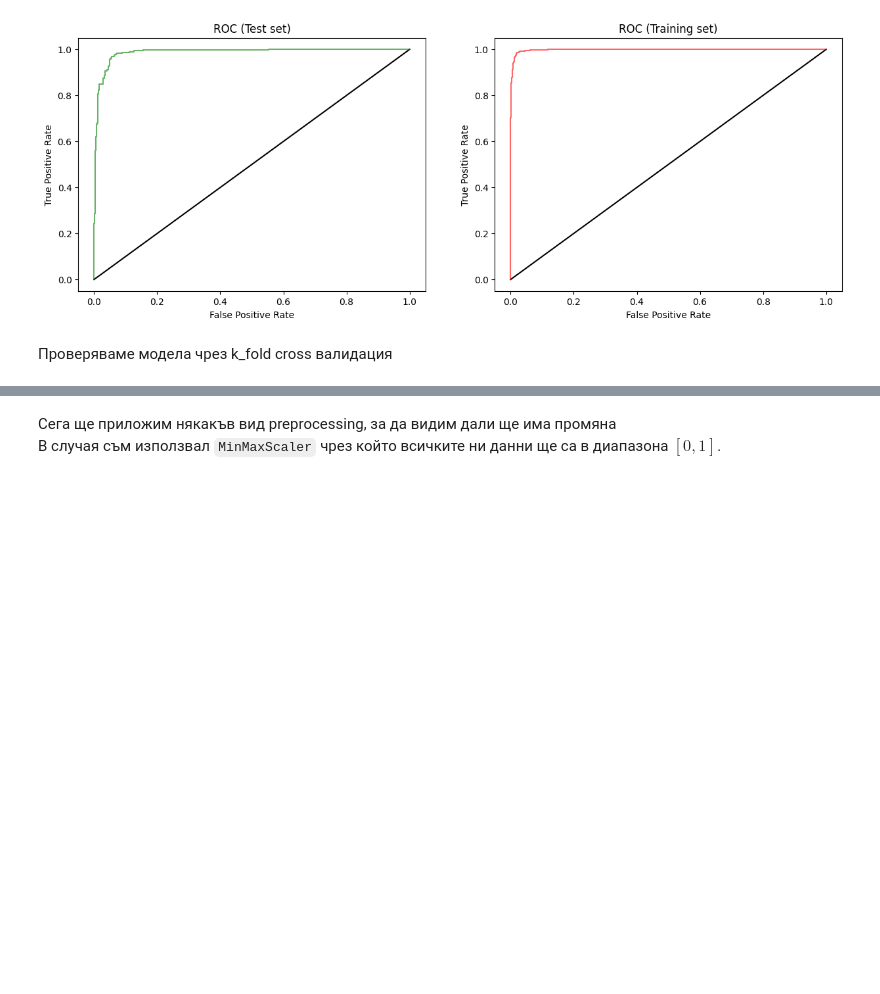
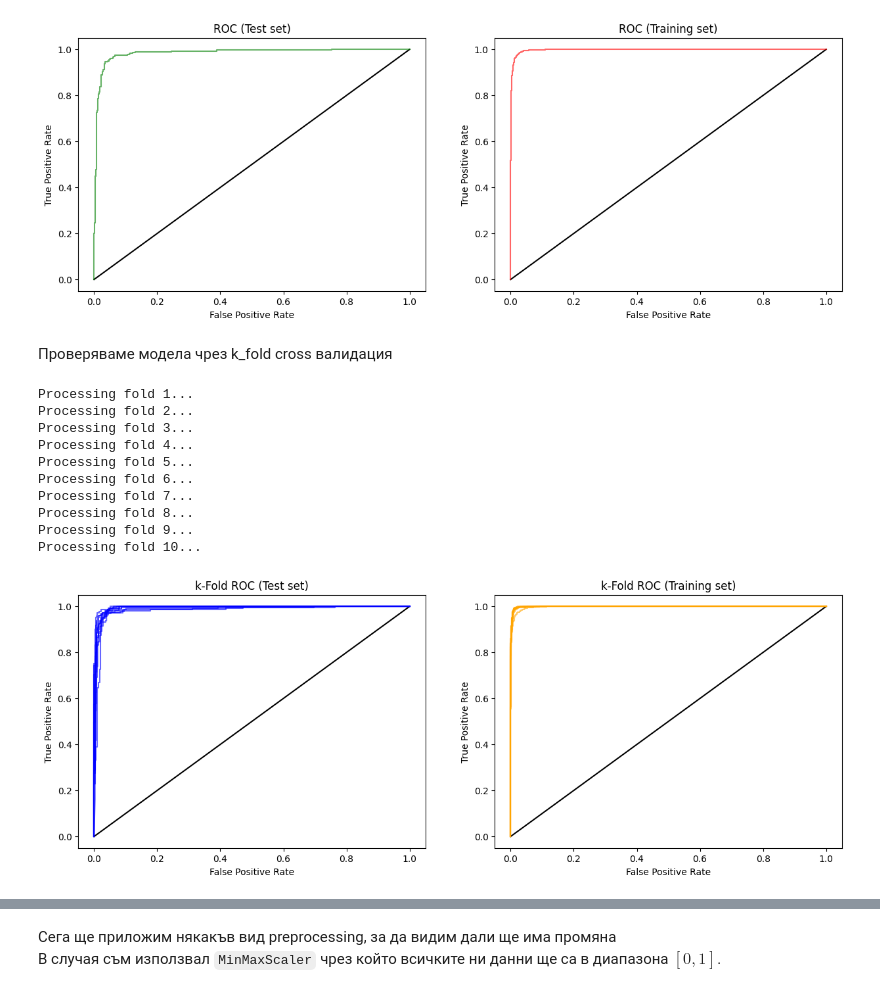
Before and after one commit to Exonault/TechnicalUniversityMastersProject, a Jupyter notebook: MachineLearning/MachineLearning/Notebooks/Project.ipynb, the cells around one changed output, grey strips where cells are left out. Saved outputs shown, nothing was run; the diff lists cells and outputs as text; code cells hidden in the pictures; blank space fills up the shorter version.

```diff
--- a/MachineLearning/MachineLearning/Notebooks/Project.ipynb
+++ b/MachineLearning/MachineLearning/Notebooks/Project.ipynb
@@ -109,14 +109,14 @@ def get_metrics_train_and_test(classifier, x_train, y_train, x_test, y_test, plo
 # %%
 from sklearn.model_selection import KFold
 
-def k_fold_cross_validation(classifier, X: pd.DataFrame, Y: pd.DataFrame, splits=10, plot_roc_curve=False):
+def k_fold_cross_validation_classifier(classifier, X: pd.DataFrame, Y: pd.DataFrame, splits=10, plot_roc_curve=False):
     """
     Perform k-fold cross validation for classifier.
     Plot the ROC curve for each fold.
     Return performance metrics for each fold.
     """
 
-    kf = KFold(n_splits=splits, shuffle=True, random_state=42)
+    kf = KFold(n_splits=splits, shuffle=True)
 
     df_columns = ["Fold", "ACC Test", "ACC Training", "ACC ratio", "AUC Test", "AUC Training", "AUC ratio", "CONF_MTX"]
     performance_df = pd.DataFrame(columns=df_columns)
@@ -248,13 +250,23 @@ Please also refer to the documentation for alternative solver options:
 # %% [markdown]
 Проверяваме модела чрез k_fold cross валидация
 # %%
-# import warnings  # to not log the same warning on every iteration
-#
-# warnings.filterwarnings('ignore')
-# lr_k_fold = k_fold_cross_validation(logistic_regression, X, Y, plot_roc_curve=True)
-# warnings.filterwarnings('default')
-#
-# lr_k_fold.head(10)
+import warnings  # to not log the same warning on every iteration
+
+warnings.filterwarnings('ignore')
+lr_k_fold = k_fold_cross_validation_classifier(logistic_regression, X, Y, plot_roc_curve=True)
+warnings.filterwarnings('default')
+# %% [output]
+Processing fold 1...
+Processing fold 2...
+Processing fold 3...
+Processing fold 4...
+Processing fold 5...
+Processing fold 6...
+Processing fold 7...
+Processing fold 8...
+Processing fold 9...
+Processing fold 10...
+[figure, added]
 # %%
 print_metrics(lr_metrics_train_and_test)
 # %% [output]
```
Also changed, not shown: parts of 35 cells of this notebook.
